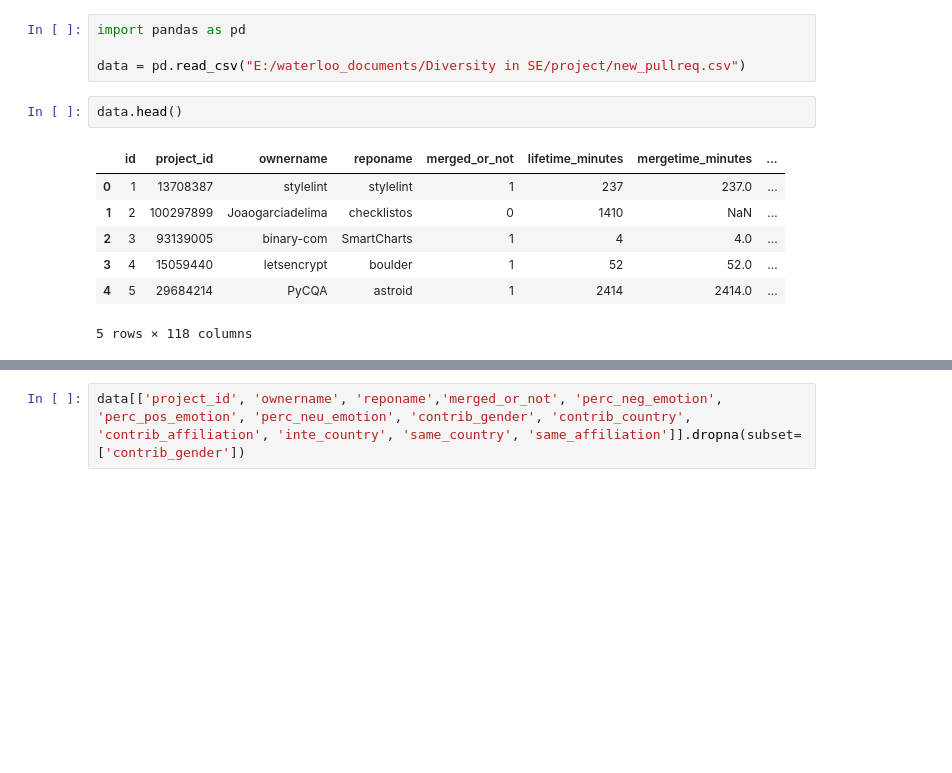
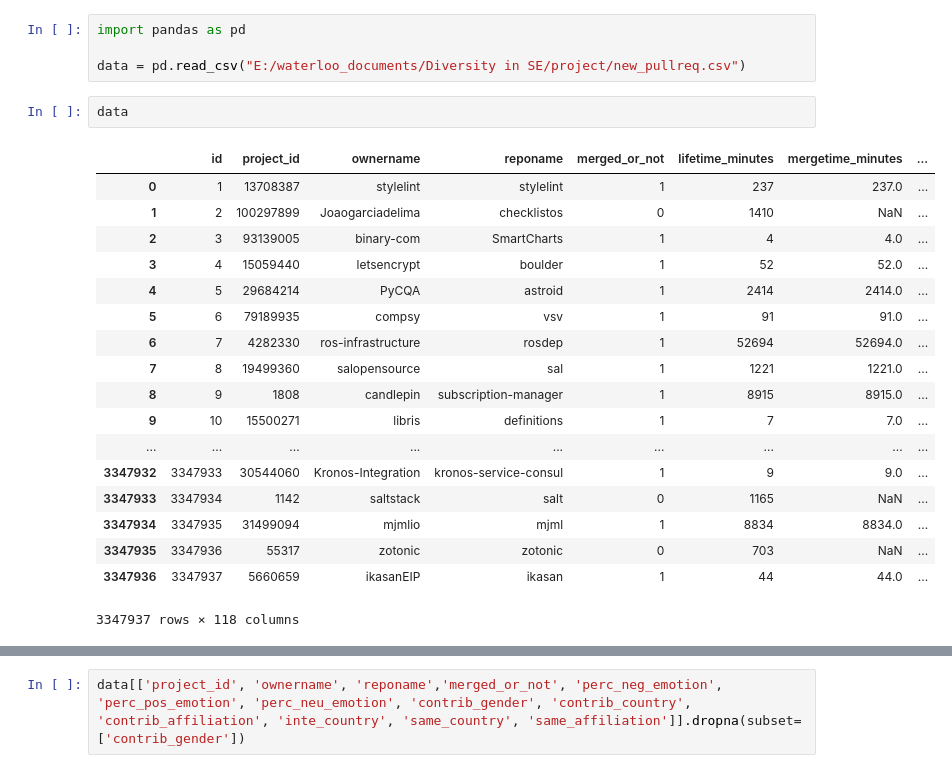
Before and after one commit to manvapatel/CS-846-Project, a Jupyter notebook: CS846-Data.ipynb, the cells around one changed output, grey strips where cells are left out. Saved outputs shown, nothing was run; the diff lists cells and outputs as text; blank space fills up the shorter version.

```diff
--- a/CS846-Data.ipynb
+++ b/CS846-Data.ipynb
@@ -3,14 +3,25 @@ import pandas as pd
 
 data = pd.read_csv("E:/waterloo_documents/Diversity in SE/project/new_pullreq.csv")
 # %%
-data.head()
+data
 # %% [output]
 |  | id | project_id | ownername | reponame | merged_or_not | lifetime_minutes | mergetime_minutes | ... |
 | 0 | 1 | 13708387 | stylelint | stylelint | 1 | 237 | 237.0 | ... |
 | 1 | 2 | 100297899 | Joaogarciadelima | checklistos | 0 | 1410 | NaN | ... |
 | 2 | 3 | 93139005 | binary-com | SmartCharts | 1 | 4 | 4.0 | ... |
 | 3 | 4 | 15059440 | letsencrypt | boulder | 1 | 52 | 52.0 | ... |
 | 4 | 5 | 29684214 | PyCQA | astroid | 1 | 2414 | 2414.0 | ... |
+| 5 | 6 | 79189935 | compsy | vsv | 1 | 91 | 91.0 | ... |
+| 6 | 7 | 4282330 | ros-infrastructure | rosdep | 1 | 52694 | 52694.0 | ... |
+| 7 | 8 | 19499360 | salopensource | sal | 1 | 1221 | 1221.0 | ... |
+| 8 | 9 | 1808 | candlepin | subscription-manager | 1 | 8915 | 8915.0 | ... |
+| 9 | 10 | 15500271 | libris | definitions | 1 | 7 | 7.0 | ... |
+| ... | ... | ... | ... | ... | ... | ... | ... | ... |
+| 3347932 | 3347933 | 30544060 | Kronos-Integration | kronos-service-consul | 1 | 9 | 9.0 | ... |
+| 3347933 | 3347934 | 1142 | saltstack | salt | 0 | 1165 | NaN | ... |
+| 3347934 | 3347935 | 31499094 | mjmlio | mjml | 1 | 8834 | 8834.0 | ... |
+| 3347935 | 3347936 | 55317 | zotonic | zotonic | 0 | 703 | NaN | ... |
+| 3347936 | 3347937 | 5660659 | ikasanEIP | ikasan | 1 | 44 | 44.0 | ... |
-5 rows × 118 columns
+3347937 rows × 118 columns
 # %%
 data.columns
```
Also changed, not shown: parts of 12 cells of this notebook, 3 other files.
